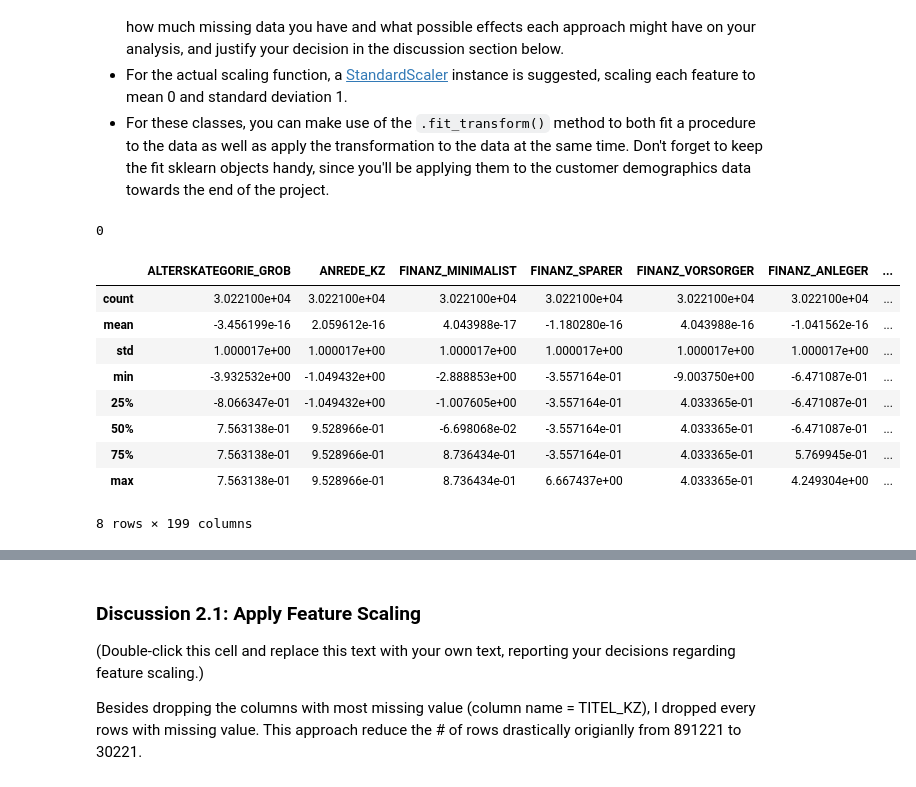
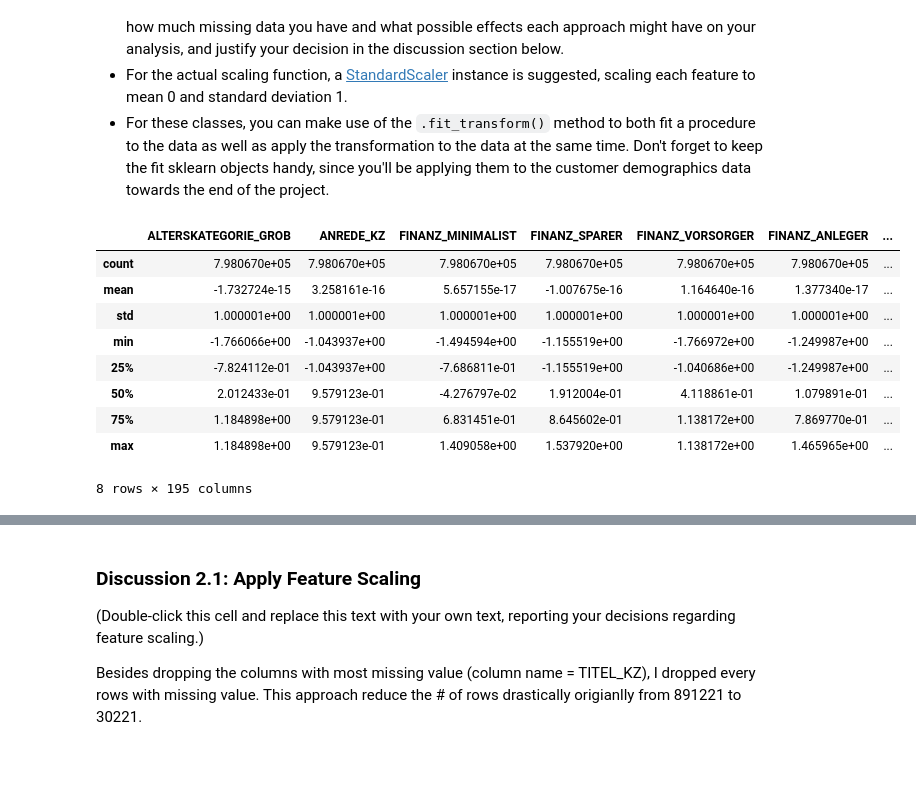
Before and after one commit to jihangshin/udacity, a Jupyter notebook: Identify Customer Segments/Identify_Customer_Segments.ipynb, the cells around one changed output, grey strips where cells are left out. Cells and saved outputs as stored; diff of their text form; code cells hidden in the pictures.

```diff
--- a/Identify Customer Segments/Identify_Customer_Segments.ipynb
+++ b/Identify Customer Segments/Identify_Customer_Segments.ipynb
@@ -564,0 +620,2 @@ array(['35', '24', '15', '12', '14', '25', '41', '31', '43', '51', '13',
+# %%
+azdias_df_lte_30_imputed.columns = azdias_df_lte_30.columns
@@ -566,10 +666,11 @@ array(['35', '24', '15', '12', '14', '25', '41', '31', '43', '51', '13',
 # Investigate "CAMEO_INTL_2015" and engineer two new variables.
 tens = []
 ones = []
-for val in azdias_df_lte_30_dropped['CAMEO_INTL_2015']:
-    tens.append(int(val[0]))
-    ones.append(int(val[1]))
+for val in azdias_df_lte_30_imputed['CAMEO_INTL_2015']:
+    str_val = str(val)
+    tens.append(int(str_val[0]))
+    ones.append(int(str_val[1]))
 
-azdias_df_lte_30_dropped['tens'] = tens
-azdias_df_lte_30_dropped['ones'] = ones
+azdias_df_lte_30_imputed['tens'] = tens
+azdias_df_lte_30_imputed['ones'] = ones
 # %%
@@ -584,4 +685,4 @@ azdias_df_lte_30_dropped[['CAMEO_INTL_2015','tens', 'ones']].head()
 # %%
 #exclude CAMEO_INTL_2015
-azdias_df_lte_30_dropped = azdias_df_lte_30_dropped.drop('CAMEO_INTL_2015', 1)
+azdias_df_lte_30_imputed = azdias_df_lte_30_imputed.drop('CAMEO_INTL_2015', 1)
 # %%
@@ -608,7 +709,7 @@ mixed_attr = []
 for attribute in mixed_df['attribute']:
     mixed_attr.append(attribute)
     try:
-        azdias_df_lte_30_dropped = azdias_df_lte_30_dropped.drop(attribute, 1)
+        azdias_df_lte_30_imputed = azdias_df_lte_30_imputed.drop(attribute, 1)
     except KeyError:
         print(attribute, "was already excluded")
 # %% [output]
@@ -783,25 +884,21 @@ Before we apply dimensionality reduction techniques to the data, we need to perf
 # %%
 # If you've not yet cleaned the dataset of all NaN values, then investigate and
 # do that now.
-# %%
-azdias_df_lte_30_dropped.isna().sum().sum()
-# %% [output]
-0
 # %%
 # Apply feature scaling to the general population demographics data.
-data_ss = p.StandardScaler().fit_transform(azdias_df_lte_30_dropped) # Fit and transform the data
+data_ss = p.StandardScaler().fit_transform(azdias_df_lte_30_imputed) # Fit and transform the data
 df_ss = pd.DataFrame(data_ss)
-df_ss.columns = azdias_df_lte_30_dropped.columns
+df_ss.columns = azdias_df_lte_30_imputed.columns
 df_ss.describe()
 # %% [output]
 |  | ALTERSKATEGORIE_GROB | ANREDE_KZ | FINANZ_MINIMALIST | FINANZ_SPARER | FINANZ_VORSORGER | FINANZ_ANLEGER | ... |
-| count | 3.022100e+04 | 3.022100e+04 | 3.022100e+04 | 3.022100e+04 | 3.022100e+04 | 3.022100e+04 | ... |
-| mean | -3.456199e-16 | 2.059612e-16 | 4.043988e-17 | -1.180280e-16 | 4.043988e-16 | -1.041562e-16 | ... |
-| std | 1.000017e+00 | 1.000017e+00 | 1.000017e+00 | 1.000017e+00 | 1.000017e+00 | 1.000017e+00 | ... |
-| min | -3.932532e+00 | -1.049432e+00 | -2.888853e+00 | -3.557164e-01 | -9.003750e+00 | -6.471087e-01 | ... |
-| 25% | -8.066347e-01 | -1.049432e+00 | -1.007605e+00 | -3.557164e-01 | 4.033365e-01 | -6.471087e-01 | ... |
-| 50% | 7.563138e-01 | 9.528966e-01 | -6.698068e-02 | -3.557164e-01 | 4.033365e-01 | -6.471087e-01 | ... |
-| 75% | 7.563138e-01 | 9.528966e-01 | 8.736434e-01 | -3.557164e-01 | 4.033365e-01 | 5.769945e-01 | ... |
-| max | 7.563138e-01 | 9.528966e-01 | 8.736434e-01 | 6.667437e+00 | 4.033365e-01 | 4.249304e+00 | ... |
+| count | 7.980670e+05 | 7.980670e+05 | 7.980670e+05 | 7.980670e+05 | 7.980670e+05 | 7.980670e+05 | ... |
+| mean | -1.732724e-15 | 3.258161e-16 | 5.657155e-17 | -1.007675e-16 | 1.164640e-16 | 1.377340e-17 | ... |
+| std | 1.000001e+00 | 1.000001e+00 | 1.000001e+00 | 1.000001e+00 | 1.000001e+00 | 1.000001e+00 | ... |
+| min | -1.766066e+00 | -1.043937e+00 | -1.494594e+00 | -1.155519e+00 | -1.766972e+00 | -1.249987e+00 | ... |
+| 25% | -7.824112e-01 | -1.043937e+00 | -7.686811e-01 | -1.155519e+00 | -1.040686e+00 | -1.249987e+00 | ... |
+| 50% | 2.012433e-01 | 9.579123e-01 | -4.276797e-02 | 1.912004e-01 | 4.118861e-01 | 1.079891e-01 | ... |
+| 75% | 1.184898e+00 | 9.579123e-01 | 6.831451e-01 | 8.645602e-01 | 1.138172e+00 | 7.869770e-01 | ... |
+| max | 1.184898e+00 | 9.579123e-01 | 1.409058e+00 | 1.537920e+00 | 1.138172e+00 | 1.465965e+00 | ... |
-8 rows × 199 columns
+8 rows × 195 columns
 # %%
```
Also changed, not shown: parts of 84 cells of this notebook, 3 other files.
